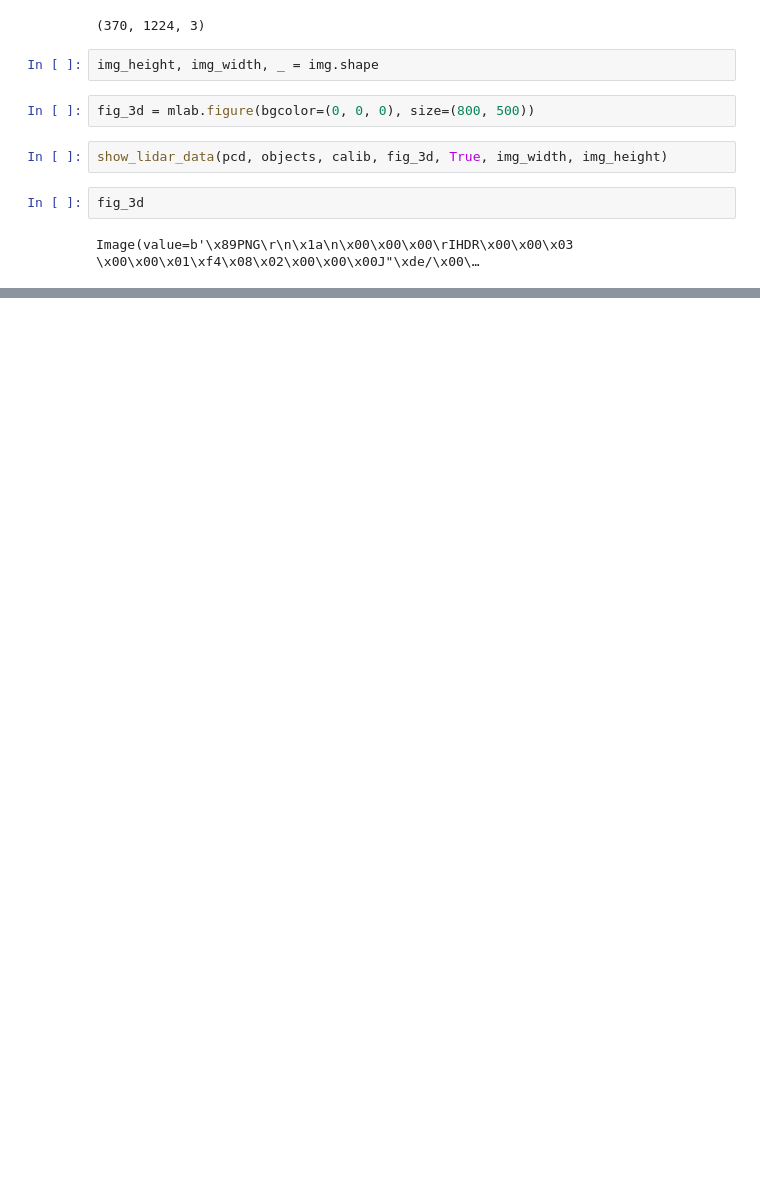
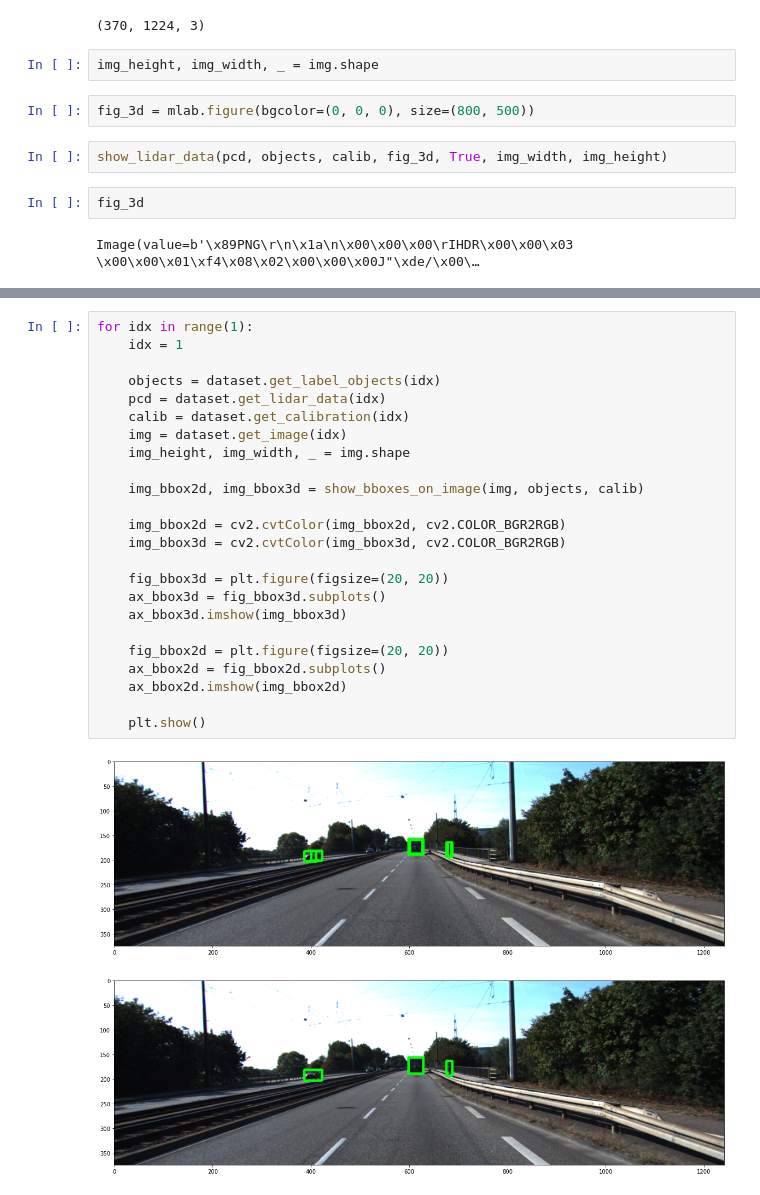
Before and after one commit to saishiva024/LIDAR_Visualization, a Jupyter notebook: Visualize_Lidar.ipynb, the cells around one changed output, grey strips where cells are left out. Saved outputs shown, nothing was run; the diff lists cells and outputs as text; blank space fills up the shorter version.

```diff
--- a/Visualize_Lidar.ipynb
+++ b/Visualize_Lidar.ipynb
@@ -115,0 +112,27 @@ plt.show()
+# %%
+for idx in range(1):
+    idx = 1
+
+    objects = dataset.get_label_objects(idx)
+    pcd = dataset.get_lidar_data(idx)
+    calib = dataset.get_calibration(idx)
+    img = dataset.get_image(idx)
+    img_height, img_width, _ = img.shape
+
+    img_bbox2d, img_bbox3d = show_bboxes_on_image(img, objects, calib)
+
+    img_bbox2d = cv2.cvtColor(img_bbox2d, cv2.COLOR_BGR2RGB)
+    img_bbox3d = cv2.cvtColor(img_bbox3d, cv2.COLOR_BGR2RGB)
+
+    fig_bbox3d = plt.figure(figsize=(20, 20))
+    ax_bbox3d = fig_bbox3d.subplots()
+    ax_bbox3d.imshow(img_bbox3d)
+
+    fig_bbox2d = plt.figure(figsize=(20, 20))
+    ax_bbox2d = fig_bbox2d.subplots()
+    ax_bbox2d.imshow(img_bbox2d)
+
+    plt.show()
+# %% [output]
+[figure, added]
+[figure, added]
```
Also changed, not shown: parts of 7 cells of this notebook.
